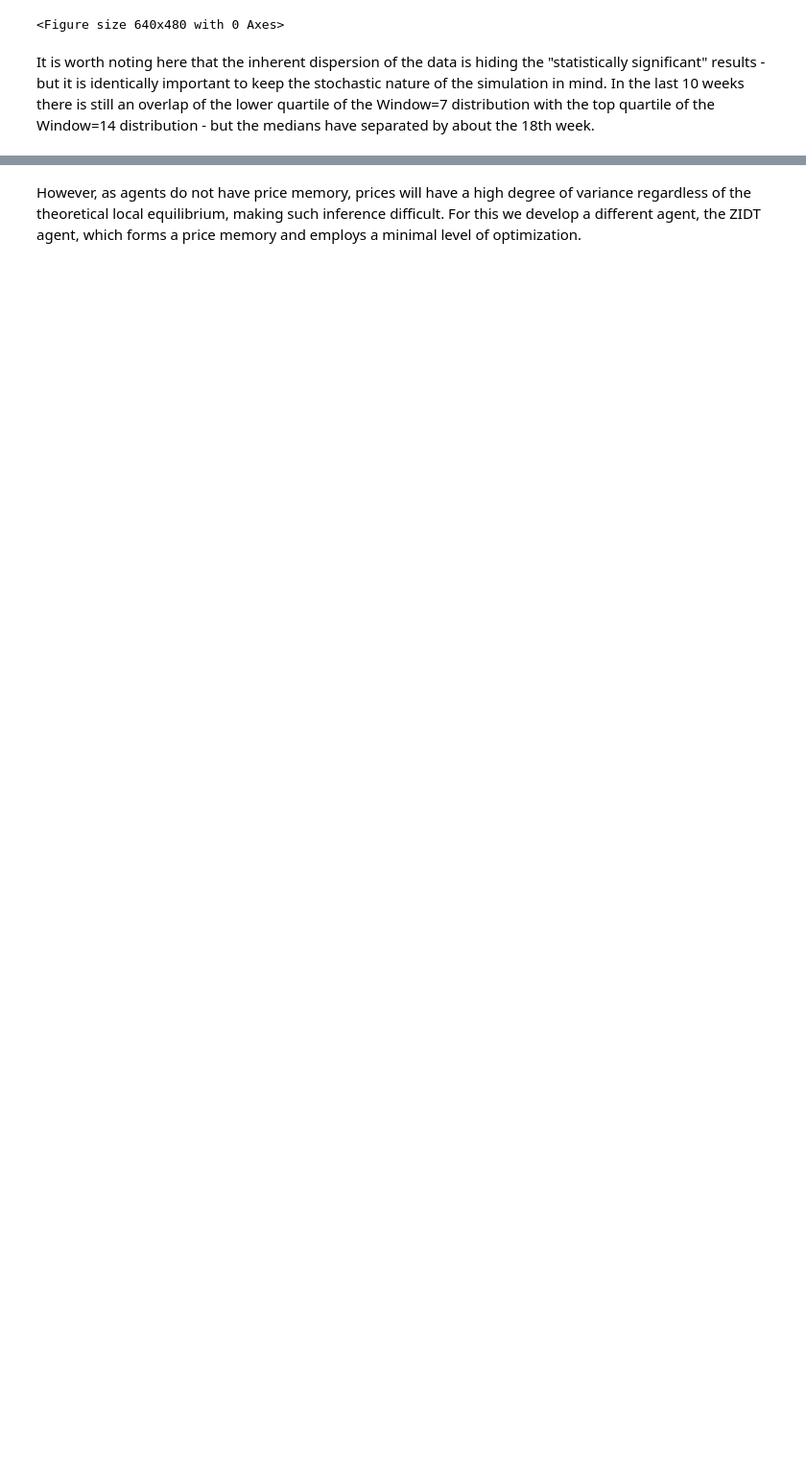
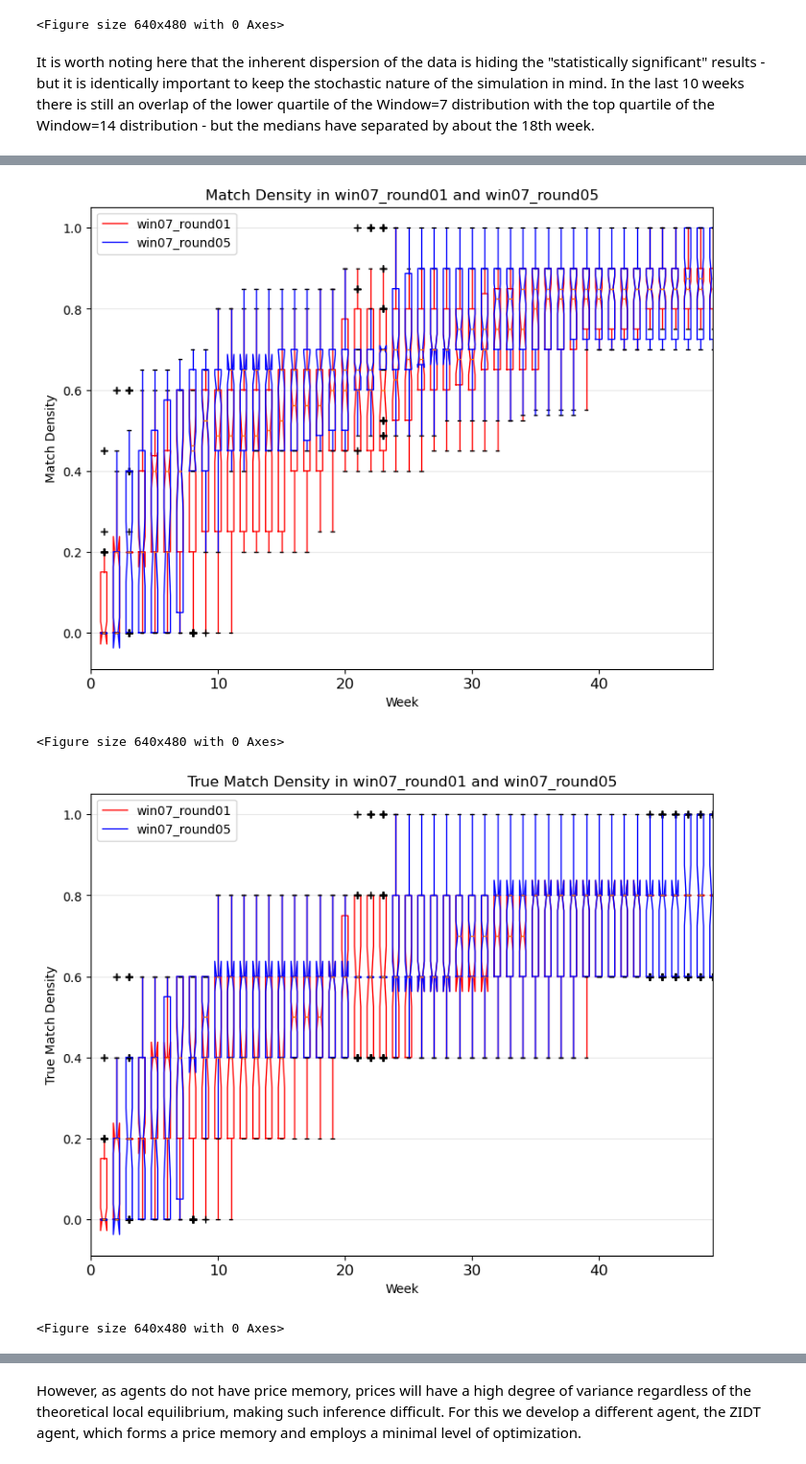
Before and after one commit to Kmccabe/dm_markets, a Jupyter notebook: modules_vCOVID/notebooks/dm_users_guide.ipynb, the cells around one changed output, grey strips where cells are left out. Shown at 96% size. Cells and saved outputs as stored; diff of their text form; code cells hidden in the pictures; blank space fills up the shorter version.

```diff
--- a/modules_vCOVID/notebooks/dm_users_guide.ipynb
+++ b/modules_vCOVID/notebooks/dm_users_guide.ipynb
@@ -1726,0 +1885,44 @@ On the back of local price data we develop a measure called "global price variat
+# %%
+# Match Density - passing 'tr_period' to plot against the period, not the week
+md07_01 = nb_helpers.format_df_for_boxplot(t2_al_df, 'week', 'match_density')
+mdl07_05 = nb_helpers.format_df_for_boxplot(t3_al_df, 'week', 'match_density')
+
+xlm = (0, max(t0_al_df.week))
+xtc = np.arange(0, xlm[1]+1, 10)
+
+nb_helpers.plot_boxplot_data([md07_01, mdl07_05],
+                             title=f"Match Density in {trt_2x2_names[2]} and {trt_2x2_names[3]}",
+                             y_lab='Match Density', x_lab='Week',
+                             x_ticks=xtc, rbars=None, savename=None, legend=True, labels=[trt_2x2_names[2], trt_2x2_names[3]], xlim=xlm,
+                             n=2, colors=['red', 'blue'])
+
+# True Match Density
+tmd07_01 = nb_helpers.format_df_for_boxplot(t2_al_df, 'week', 'tr_match_density')
+tmdl07_05 = nb_helpers.format_df_for_boxplot(t3_al_df, 'week', 'tr_match_density')
+
+xlm = (0, max(t0_al_df.week))
+xtc = np.arange(0, xlm[1]+1, 10)
+
+nb_helpers.plot_boxplot_data([tmd07_01, tmdl07_05],
+                             title=f"True Match Density in {trt_2x2_names[2]} and {trt_2x2_names[3]}",
+                             y_lab='True Match Density', x_lab='Week',
+                             x_ticks=xtc, rbars=None, savename=None, legend=True, labels=[trt_2x2_names[2], trt_2x2_names[3]], xlim=xlm,
+                             n=2, colors=['red', 'blue'])
+
+# Locs Occupied
+loc07_01 = nb_helpers.format_df_for_boxplot(t2_al_df, 'week', 'week_loc_occupied')
+loc07_05 = nb_helpers.format_df_for_boxplot(t3_al_df, 'week', 'week_loc_occupied')
+
+xlm = (0, max(t0_al_df.week))
+xtc = np.arange(0, xlm[1]+1, 10)
+
+nb_helpers.plot_boxplot_data([loc07_01, loc07_05],
+                             title=f"Locations Occupied in {trt_2x2_names[2]} and {trt_2x2_names[3]}",
+                             y_lab='Locs Occupied', x_lab='Week',
+                             x_ticks=xtc, rbars=None, savename=None, legend=True, labels=[trt_2x2_names[2], trt_2x2_names[3]], xlim=xlm,
+                             n=2, colors=['red', 'blue'])
+# %% [output]
+[figure, added]
+<Figure size 640x480 with 0 Axes>
+[figure, added]
+<Figure size 640x480 with 0 Axes>
```
Also changed, not shown: parts of 15 cells of this notebook, 11 other files.
